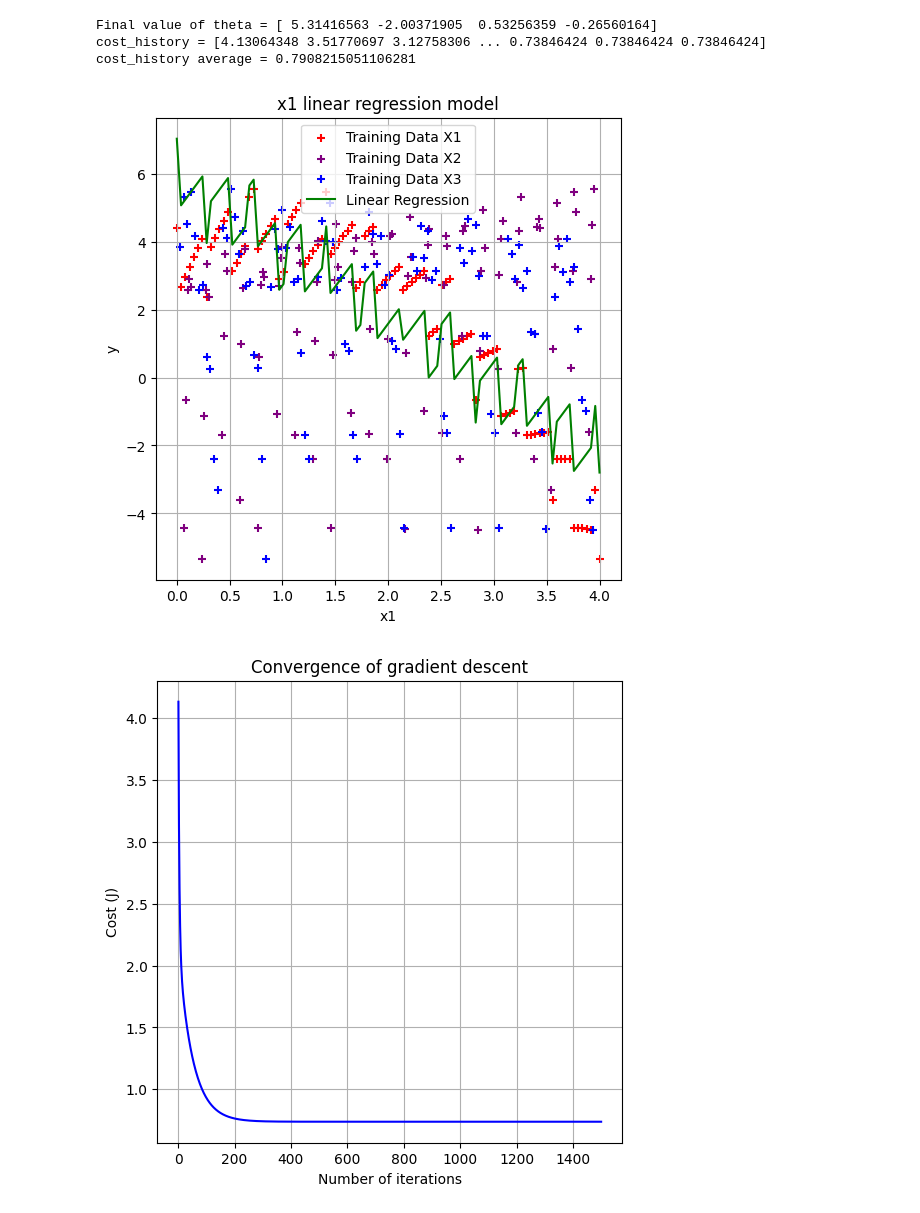
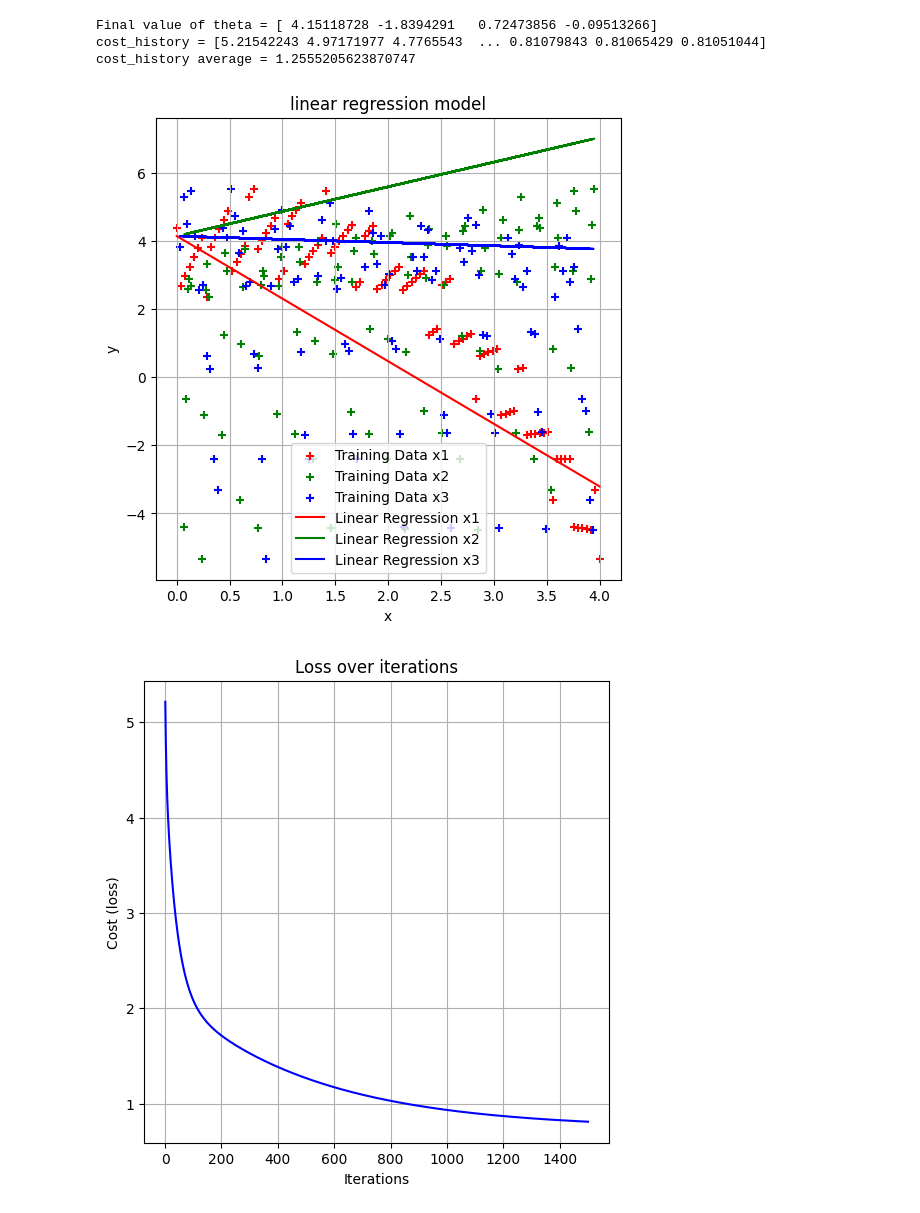
Before and after one commit to Anidafio/4105_hw1, a Jupyter notebook: problem_2.ipynb, the cells around one changed output. Drawn from its saved outputs; the diff is of its cells as text; code cells hidden in the pictures.

```diff
--- a/problem_2.ipynb
+++ b/problem_2.ipynb
@@ -77,44 +77,49 @@ X_1 = X3.reshape(m, 1)
 X = np.hstack((X, X_1)) # X3 explanatory feature matrix
 
 iterations = 1500
-alpha = 0.1
+alpha = 0.01
+# %%
+#training for explanatory variables x1
+theta = [0., 0., 0., 0.]
+theta, cost_history = gradient_descent(X, y, theta, alpha, iterations)
+print('Final value of theta =', theta)
+print('cost_history =', cost_history)
+print('cost_history average =', np.mean(cost_history))
+#print(X[:, [0, 2]])
+# %% [output]
+Final value of theta = [ 4.15118728 -1.8394291   0.72473856 -0.09513266]
+cost_history = [5.21542243 4.97171977 4.7765543  ... 0.81079843 0.81065429 0.81051044]
+cost_history average = 1.2555205623870747
 # %%
-#training for explanatory variables x1
-theta = [0., 0., 0., 0.]
-theta, cost_history = gradient_descent(X, y, theta, alpha, iterations)
-print('Final value of theta =', theta)
-print('cost_history =', cost_history)
-print('cost_history average =', np.mean(cost_history))
-
-plt.scatter(X1, y, color='red', marker='+', label='Training Data X1')
-plt.scatter(X2, y, color='purple', marker='+', label='Training Data X2')
-plt.scatter(X3, y, color='blue', marker='+', label='Training Data X3')
+#x plot
+plt.scatter(X[:, 1], y, color='red', marker='+', label='Training Data x1')
+plt.scatter(X[:, 2], y, color='green', marker='+', label='Training Data x2')
+plt.scatter(X[:, 3], y, color='blue', marker='+', label='Training Data x3')
 
 # Line plot for the linear regression model
-plt.plot(X[:, 1], X.dot(theta), color='green', label='Linear Regression')
+plt.plot(X[:, 1], X[:, [0, 1]].dot(theta[[0, 1]]), color='red', label='Linear Regression x1')
+plt.plot(X[:, 2], X[:, [0, 2]].dot(theta[[0, 2]]), color='green', label='Linear Regression x2')
+plt.plot(X[:, 3], X[:, [0, 3]].dot(theta[[0, 3]]), color='blue', label='Linear Regression x3')
 plt.rcParams["figure.figsize"] = (6, 6)
 plt.grid(True)
 plt.legend()
 
-plt.xlabel('x1')
+plt.xlabel('x')
 plt.ylabel('y')
-plt.title('x1 linear regression model')
+plt.title('linear regression model')
 
 plt.show()
 
 #loss over the iteration plot
 plt.plot(range(1, iterations + 1), cost_history, color='blue')
 plt.rcParams["figure.figsize"] = (6, 6)
 plt.grid(True)
 
-plt.xlabel('Number of iterations')
-plt.ylabel('Cost (J)')
-plt.title('Convergence of gradient descent')
+plt.xlabel('Iterations')
+plt.ylabel('Cost (loss)')
+plt.title('Loss over iterations')
 
 plt.show()
 # %% [output]
-Final value of theta = [ 5.31416563 -2.00371905  0.53256359 -0.26560164]
-cost_history = [4.13064348 3.51770697 3.12758306 ... 0.73846424 0.73846424 0.73846424]
-cost_history average = 0.7908215051106281
-[figure, old version]
+[figure, new version]
-[figure, old version]
+[figure, new version]
```
Also changed, not shown: parts of 1 cell of this notebook.
